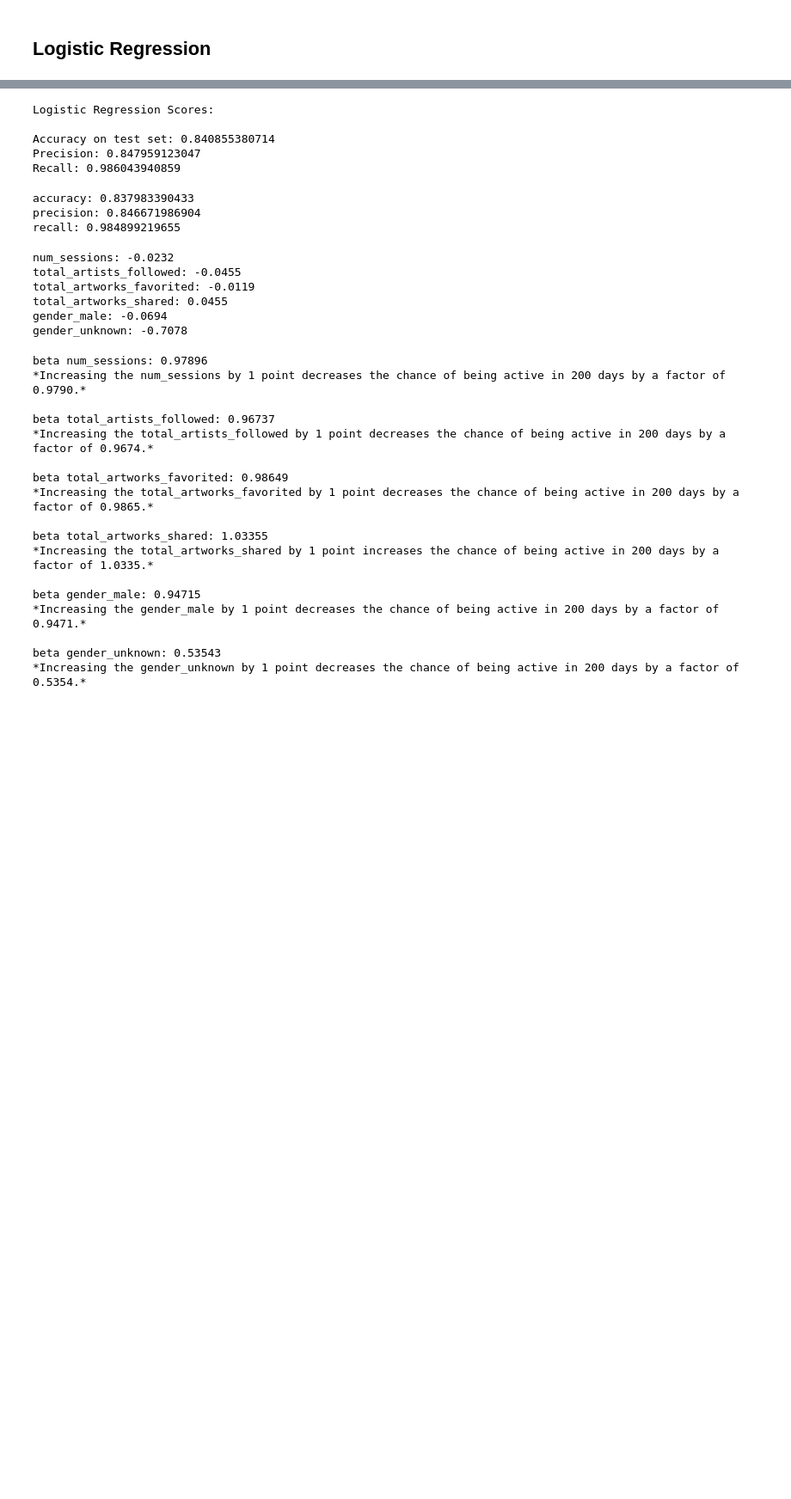
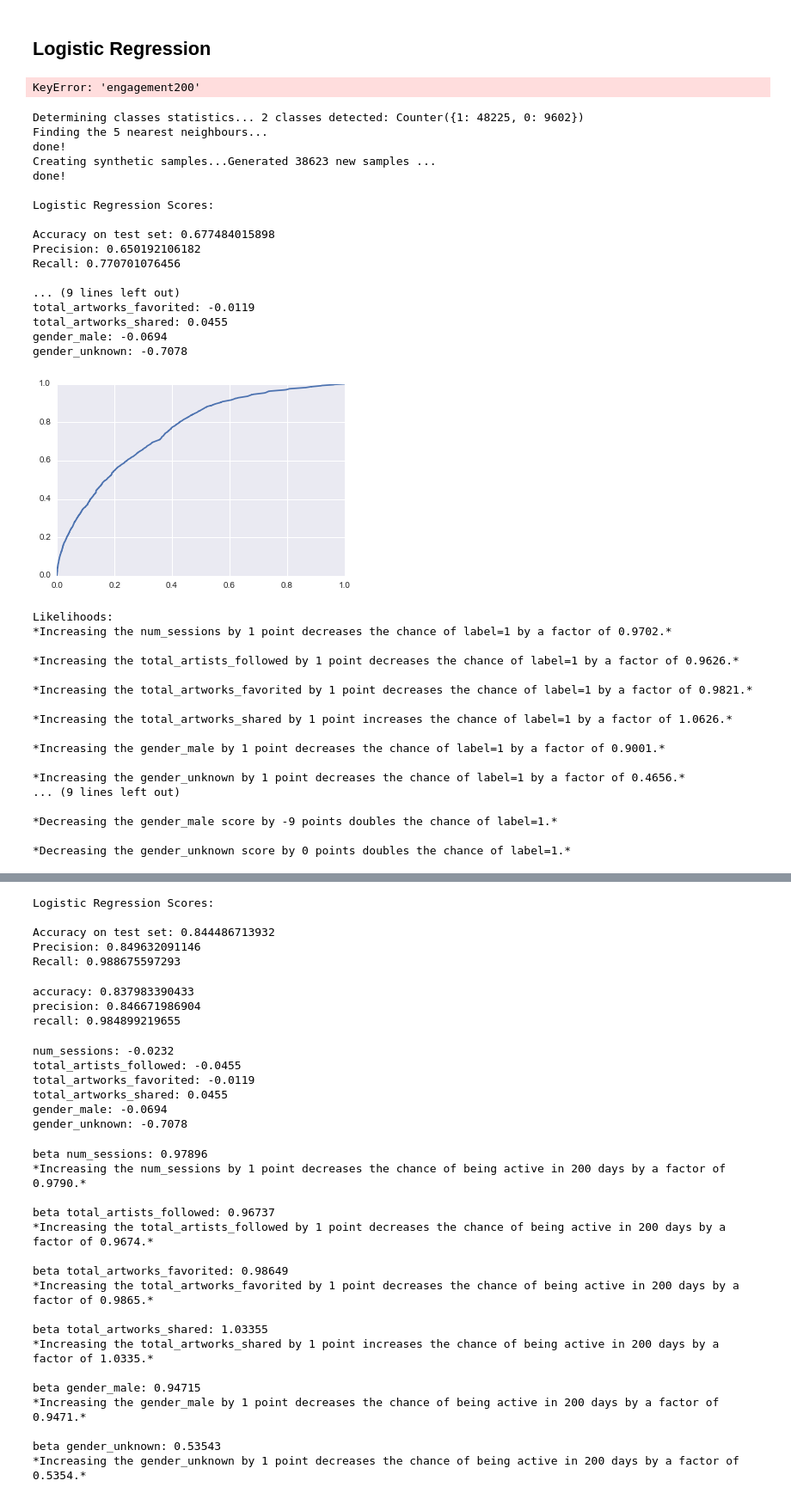
Before and after one commit to pauloarantes/art-project, a Jupyter notebook: modeling engagement.ipynb, the cells around one changed output, grey strips where cells are left out. Shown at 86% size. Cells and saved outputs as stored; diff of their text form; code cells hidden in the pictures; blank space fills up the shorter version.

```diff
--- a/modeling engagement.ipynb
+++ b/modeling engagement.ipynb
@@ -44,8 +145,7 @@ df['diff_last_fav_artwork_to_today'] = df.diff_last_fav_artwork_to_today.apply(l
 df['diff_last_artist_folw_to_today'] = date - df.last_followed_artist_date
 df['diff_last_artist_folw_to_today'] = df.diff_last_artist_folw_to_today.apply(lambda x: extract_days(x))
 
-drop_cols = ['id',
-             'last_sign_in_at',
+drop_cols = ['last_sign_in_at',
              'created_at',
              'last_session',
              'last_favorited_artwork_date',
@@ -53,6 +153,8 @@ drop_cols = ['id',
              'total_follows',
              'total_favorites',
              'city']
+
+df = df.set_index('id')
 
 # Dropping columns
 df = df.drop(drop_cols, axis=1)
@@ -105,5 +217,6 @@ list(df.columns)
 df.drop('diff_last_fav_artwork_to_today', axis=1, inplace=True)
 df.drop('diff_last_artist_folw_to_today', axis=1, inplace=True)
 df.drop('diff_created_to_last', axis=1, inplace=True)
+df.drop('days_from_last_session', axis=1, inplace=True)
 # %% [markdown]
 ## Logistic Regression
@@ -109,0 +330,44 @@ df.drop('diff_created_to_last', axis=1, inplace=True)
+# %%
+# Defining y label and X matrix
+y = df.pop('engagement200').values
+X = df.values
+# %% [output]
+KeyError: 'engagement200'
+# %%
+fit_logistic_regression(X, y)
+# %% [output]
+Determining classes statistics... 2 classes detected: Counter({1: 48225, 0: 9602})
+Finding the 5 nearest neighbours...
+done!
+Creating synthetic samples...Generated 38623 new samples ...
+done!
+
+Logistic Regression Scores:
+
+Accuracy on test set: 0.677484015898
+Precision: 0.650192106182
+Recall: 0.770701076456
+
+... (9 lines left out)
+total_artworks_favorited: -0.0119
+total_artworks_shared: 0.0455
+gender_male: -0.0694
+gender_unknown: -0.7078
+[figure, added]
+Likelihoods:
+*Increasing the num_sessions by 1 point decreases the chance of label=1 by a factor of 0.9702.*
+
+*Increasing the total_artists_followed by 1 point decreases the chance of label=1 by a factor of 0.9626.*
+
+*Increasing the total_artworks_favorited by 1 point decreases the chance of label=1 by a factor of 0.9821.*
+
+*Increasing the total_artworks_shared by 1 point increases the chance of label=1 by a factor of 1.0626.*
+
+*Increasing the gender_male by 1 point decreases the chance of label=1 by a factor of 0.9001.*
+
+*Increasing the gender_unknown by 1 point decreases the chance of label=1 by a factor of 0.4656.*
+... (9 lines left out)
+
+*Decreasing the gender_male score by -9 points doubles the chance of label=1.*
+
+*Decreasing the gender_unknown score by 0 points doubles the chance of label=1.*
@@ -124,9 +389,9 @@ print "Recall:", recall_score(y_test, predict_log)
 # %% [output]
 Logistic Regression Scores:
 
-Accuracy on test set: 0.840855380714
-Precision: 0.847959123047
-Recall: 0.986043940859
+Accuracy on test set: 0.844486713932
+Precision: 0.849632091146
+Recall: 0.988675597293
 # %%
 kfold = KFold(len(y))
 
```
Also changed, not shown: parts of 35 cells of this notebook, 8 other files.
